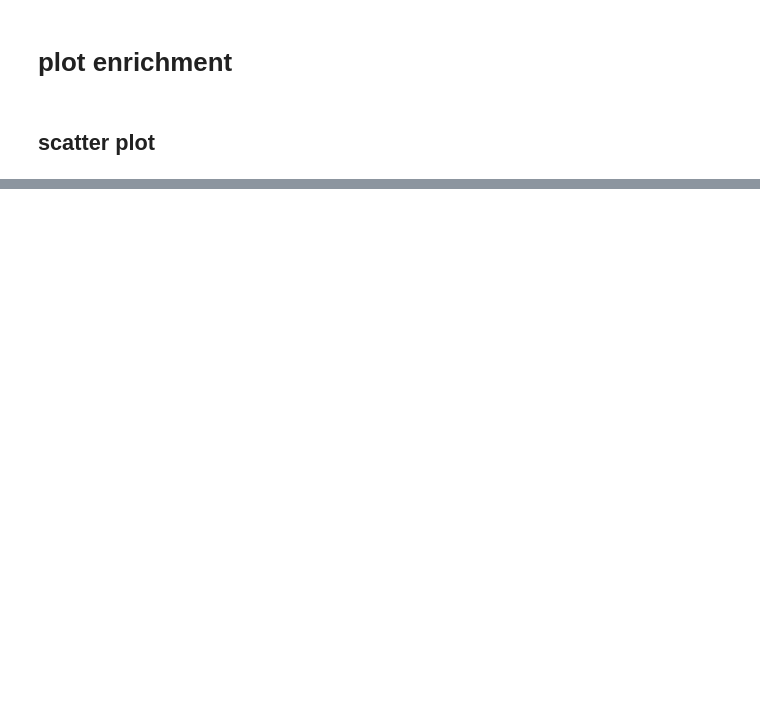
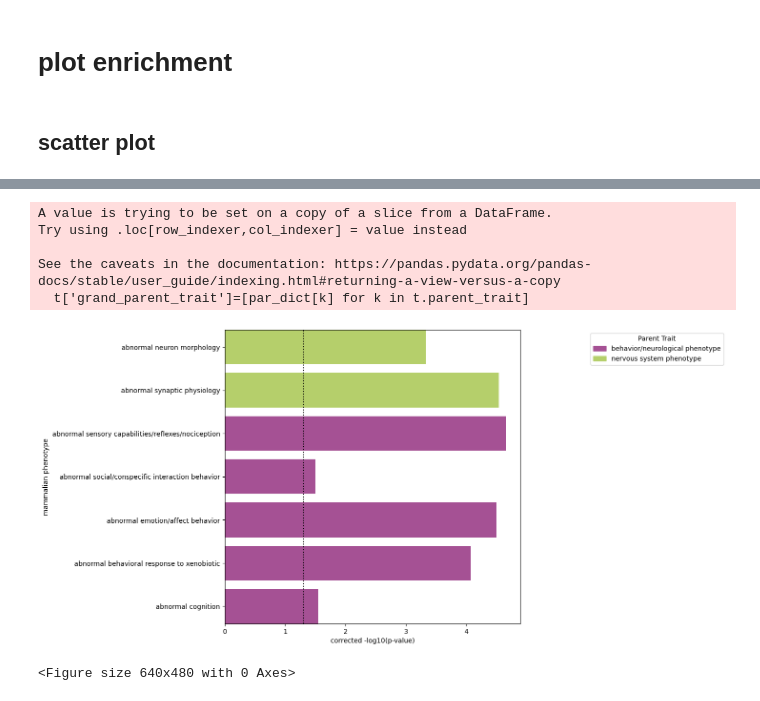
Before and after one commit to BSLeger/SUD_cross_species, a Jupyter notebook: validation_MGI.ipynb, the cells around one changed output, grey strips where cells are left out. Cells and saved outputs as stored; diff of their text form; code cells hidden in the pictures; blank space fills up the shorter version.

```diff
--- a/validation_MGI.ipynb
+++ b/validation_MGI.ipynb
@@ -748,0 +447,53 @@ root_KO_brain_df.to_csv('validation_output/parent_node_hm_rn_enr_MGI_neuro.csv',
+# %%
+par_dict=tbl[tbl['depth']==1][['trait','parent_trait']]
+par_dict.index=par_dict.trait
+par_dict=par_dict['parent_trait'].to_dict()
+# %%
+d=2
+t = tbl[tbl['depth'] == d]
+t['grand_parent_trait']=[par_dict[k] for k in t.parent_trait]
+t=t[t['p_intersect']<0.05/len(tbl)]
+t=t.sort_values('grand_parent_trait',ascending=True).reset_index()
+
+
+# Assign a unique color for each parent_trait based on its index
+unique_traits = set(t.grand_parent_trait)
+#color_mapping = {trait: colormap(i / len(unique_traits)) for i, trait in enumerate(unique_traits)}
+color_mapping={'muscle phenotype':'#E7969C',
+'nervous system phenotype':'#B5CF6B',
+'behavior/neurological phenotype':'#A55194'}
+# Plotting
+fig = plt.figure(figsize=(8, 8))
+colors = [color_mapping[trait] for trait in t.grand_parent_trait]  # Color assignment based on parent_trait
+
+#colors=(['#A55194']*6)+['#E7969C']+(['#B5CF6B']*8)
+plt.barh(y=t.trait, width=-np.log10(t.p_intersect*len(tbl)),label=t.grand_parent_trait, color=colors)
+
+plt.ylabel('mammalian phenotype')
+plt.xlabel('corrected -log10(p-value)')
+plt.axvline(-np.log10(0.05), color='black', ls=':')
+#plt.xticks(rotation=90)
+#plt.title(d)
+# Create legend patches (only one for each unique parent_trait)
+legend_patches = [mpatches.Patch(color=color_mapping[trait], label=trait) for trait in unique_traits]
+
+# Add legend to the plot
+plt.legend(handles=legend_patches, title='Parent Trait', loc='upper right',bbox_to_anchor=(1.7, 1))
+plt.tight_layout()
+plt.margins(y=0)
+# Show the plot
+if save_fig:
+    plt.savefig(('MGI_val_depth-'+str(d)+'.svg'), bbox_inches = "tight")
+
+plt.show()
+
+# Clear the figure after showing
+plt.clf()
+# %% [output]
+A value is trying to be set on a copy of a slice from a DataFrame.
+Try using .loc[row_indexer,col_indexer] = value instead
+
+See the caveats in the documentation: https://pandas.pydata.org/pandas-docs/stable/user_guide/indexing.html#returning-a-view-versus-a-copy
+  t['grand_parent_trait']=[par_dict[k] for k in t.parent_trait]
+[figure, added]
+<Figure size 640x480 with 0 Axes>
```
Also changed, not shown: parts of 97 cells of this notebook, 28 other files.
